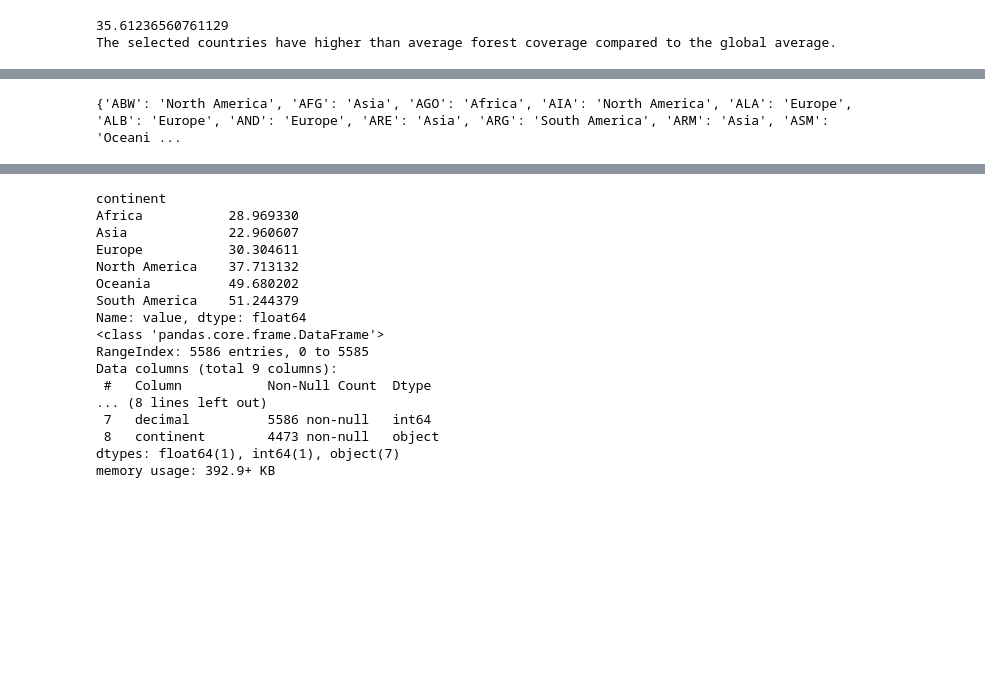
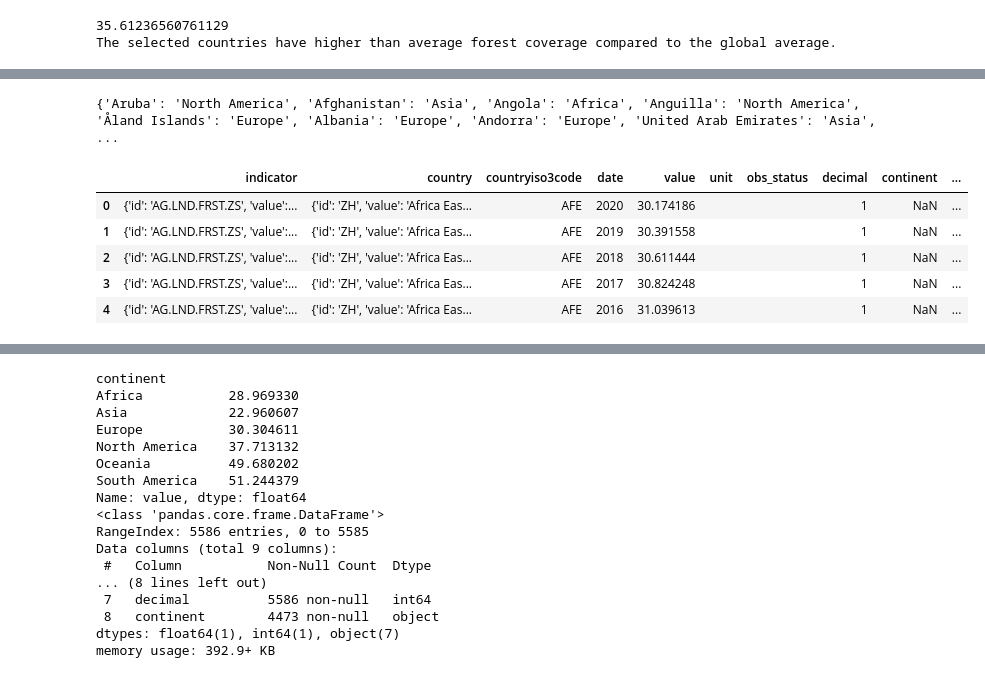
Before and after one commit to BoSuto/Specialist-Certificate-in-Data-Analytics-Essential-Jan-2023, a Jupyter notebook: Project - Spring 2023.ipynb, the cells around one changed output, grey strips where cells are left out. Cells and saved outputs as stored; diff of their text form; code cells hidden in the pictures; blank space fills up the shorter version.

```diff
--- a/Project - Spring 2023.ipynb
+++ b/Project - Spring 2023.ipynb
@@ -175,14 +175,40 @@ def country_to_continent (country_alpha2):
     continent_name = pc.convert_continent_code_to_continent_name(continent_code)
     return continent_name
 
-# Create a lookup table mapping country codes to continents
-country_code_to_continent = {}
+def country_name_to_continent (country_name):
+    try:
+        country_code = pc.country_name_to_country_alpha2(country_name)
+        continent_name = country_to_continent(country_code)
+        return continent_name
+    except:
+        pass
+
+
+# Create a lookup table mapping country names to continents
+country_name_to_continent = {}
 for country in pycountry.countries:
     try:
         continent = country_to_continent(country.alpha_2)
-        country_code_to_continent[country.alpha_3]= continent
+        country_name_to_continent[country.name]= continent
     except:
         pass
-print(country_code_to_continent)
+print(country_name_to_continent)
 # %% [output]
-{'ABW': 'North America', 'AFG': 'Asia', 'AGO': 'Africa', 'AIA': 'North America', 'ALA': 'Europe', 'ALB': 'Europe', 'AND': 'Europe', 'ARE': 'Asia', 'ARG': 'South America', 'ARM': 'Asia', 'ASM': 'Oceani ...
+{'Aruba': 'North America', 'Afghanistan': 'Asia', 'Angola': 'Africa', 'Anguilla': 'North America', 'Åland Islands': 'Europe', 'Albania': 'Europe', 'Andorra': 'Europe', 'United Arab Emirates': 'Asia',  ...
+# %%
+def country_code_to_name (row):
+    code = row ['countryiso3code']
+    try:
+        return pycountry.countries.get(alpha_3=code).name
+    except:
+        pass
+
+global_forest_df['country_name']=global_forest_df.apply(lambda row:country_code_to_name(row), axis=1)
+global_forest_df.head()
+# %% [output]
+|  | indicator | country | countryiso3code | date | value | unit | obs_status | decimal | continent | ... |
+| 0 | {'id': 'AG.LND.FRST.ZS', 'value':... | {'id': 'ZH', 'value': 'Africa Eas... | AFE | 2020 | 30.174186 |  |  | 1 | NaN | ... |
+| 1 | {'id': 'AG.LND.FRST.ZS', 'value':... | {'id': 'ZH', 'value': 'Africa Eas... | AFE | 2019 | 30.391558 |  |  | 1 | NaN | ... |
+| 2 | {'id': 'AG.LND.FRST.ZS', 'value':... | {'id': 'ZH', 'value': 'Africa Eas... | AFE | 2018 | 30.611444 |  |  | 1 | NaN | ... |
+| 3 | {'id': 'AG.LND.FRST.ZS', 'value':... | {'id': 'ZH', 'value': 'Africa Eas... | AFE | 2017 | 30.824248 |  |  | 1 | NaN | ... |
+| 4 | {'id': 'AG.LND.FRST.ZS', 'value':... | {'id': 'ZH', 'value': 'Africa Eas... | AFE | 2016 | 31.039613 |  |  | 1 | NaN | ... |
```
Also changed, not shown: parts of 9 cells of this notebook.
